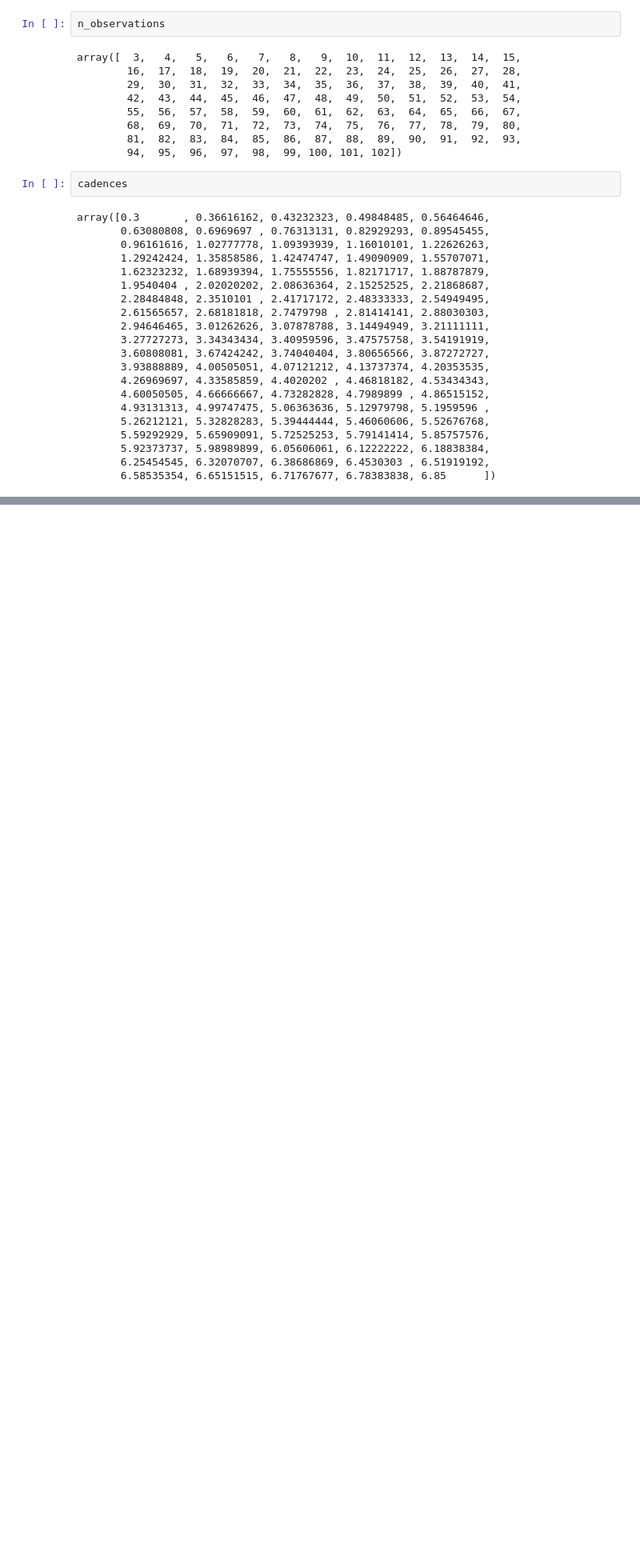
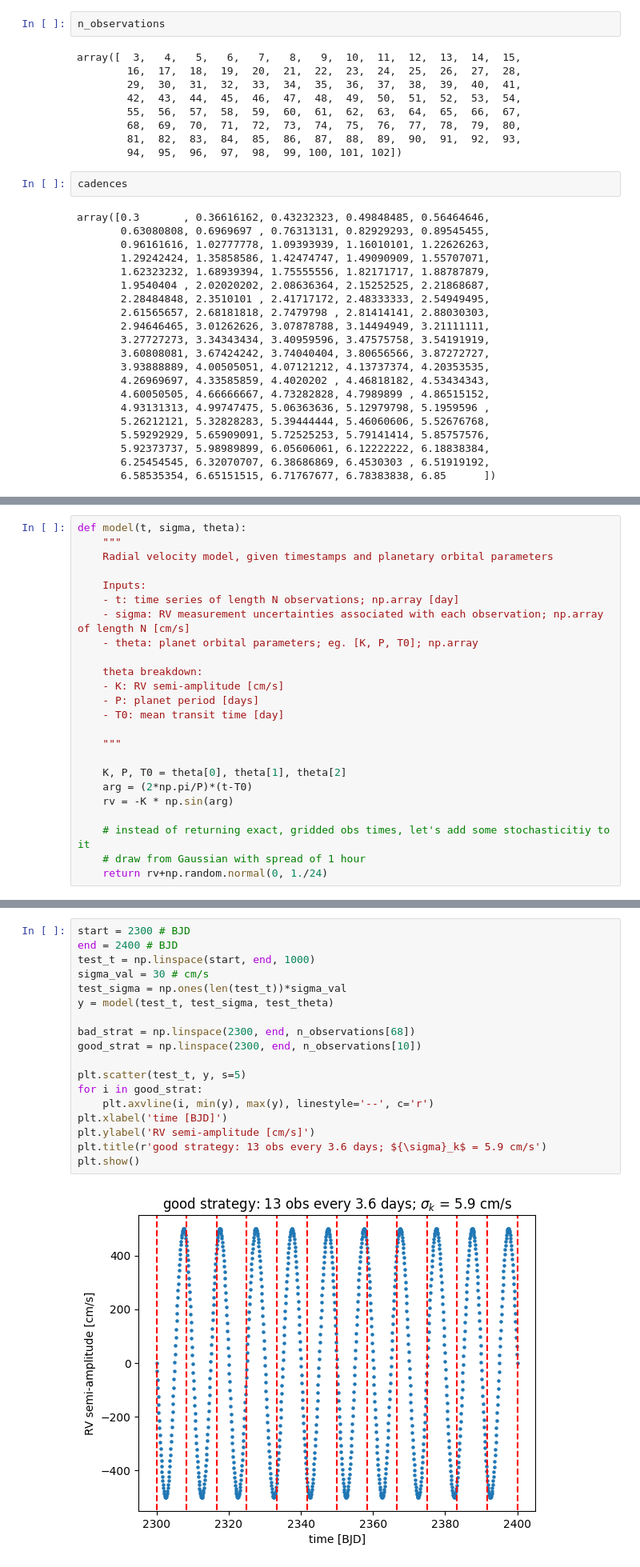
Before and after one commit to exoclam/gaspery, a Jupyter notebook: strategies.ipynb, the cells around one changed output, grey strips where cells are left out. Shown at 80% size. Drawn from its saved outputs; the diff is of its cells as text; blank space fills up the shorter version.

```diff
--- a/strategies.ipynb
+++ b/strategies.ipynb
@@ -275,0 +286,24 @@ plt.show()
+# %%
+def model(t, sigma, theta):
+    """
+    Radial velocity model, given timestamps and planetary orbital parameters
+
+    Inputs:
+    - t: time series of length N observations; np.array [day]
+    - sigma: RV measurement uncertainties associated with each observation; np.array of length N [cm/s]
+    - theta: planet orbital parameters; eg. [K, P, T0]; np.array
+
+    theta breakdown:
+    - K: RV semi-amplitude [cm/s]
+    - P: planet period [days]
+    - T0: mean transit time [day]
+
+    """
+
+    K, P, T0 = theta[0], theta[1], theta[2]
+    arg = (2*np.pi/P)*(t-T0)
+    rv = -K * np.sin(arg)
+
+    # instead of returning exact, gridded obs times, let's add some stochasticitiy to it
+    # draw from Gaussian with spread of 1 hour
+    return rv+np.random.normal(0, 1./24)
@@ -275,0 +354,20 @@ plt.show()
+# %%
+start = 2300 # BJD
+end = 2400 # BJD
+test_t = np.linspace(start, end, 1000)
+sigma_val = 30 # cm/s
+test_sigma = np.ones(len(test_t))*sigma_val
+y = model(test_t, test_sigma, test_theta)
+
+bad_strat = np.linspace(2300, end, n_observations[68])
+good_strat = np.linspace(2300, end, n_observations[10])
+
+plt.scatter(test_t, y, s=5)
+for i in good_strat:
+    plt.axvline(i, min(y), max(y), linestyle='--', c='r')
+plt.xlabel('time [BJD]')
+plt.ylabel('RV semi-amplitude [cm/s]')
+plt.title(r'good strategy: 13 obs every 3.6 days; ${\sigma}_k$ = 5.9 cm/s')
+plt.show()
+# %% [output]
+[figure, added]
```
Also changed, not shown: parts of 11 cells of this notebook.
